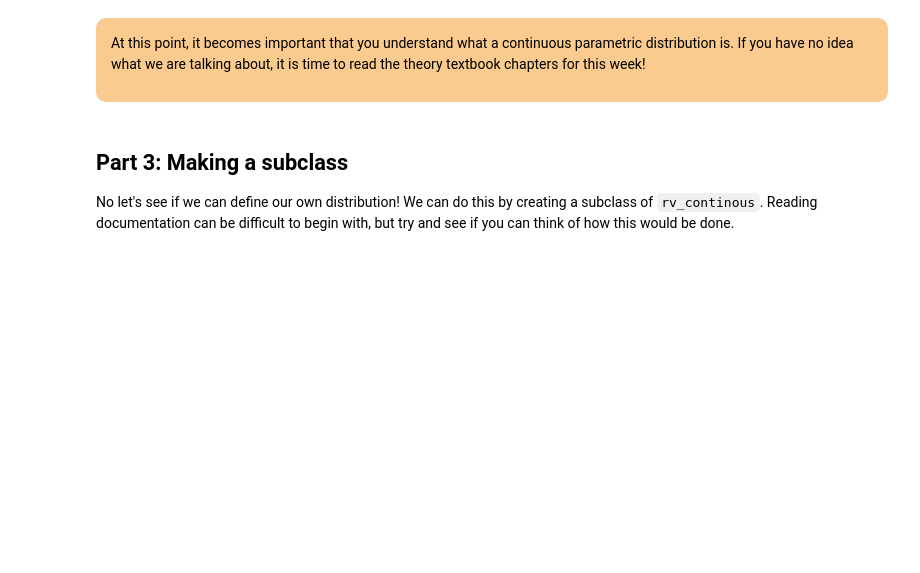
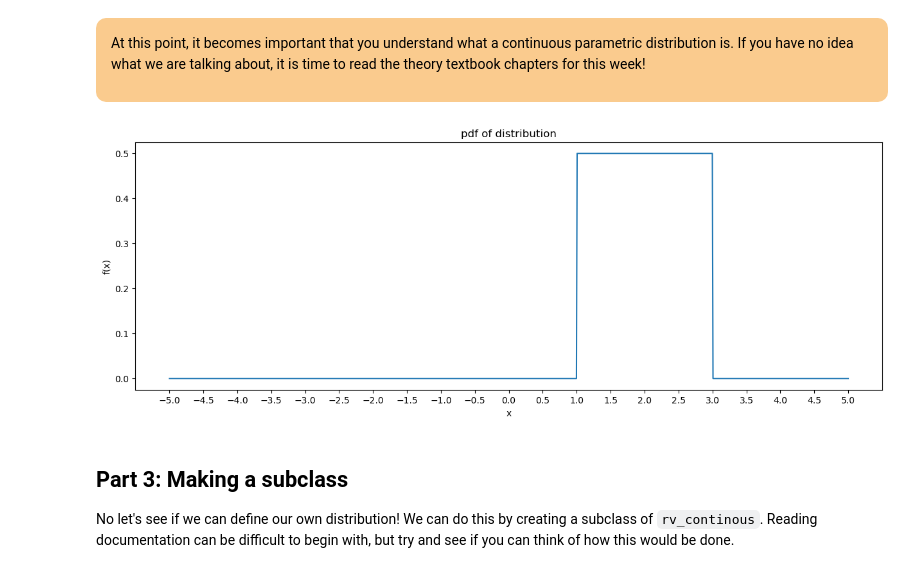
Before and after one commit to henrikluit/mude-2024-classroom-pa_1_7-PA1.7, a Jupyter notebook: PA_1_7_Classy_Distributions.ipynb, the cells around one changed output. Cells and saved outputs as stored; diff of their text form; code cells hidden in the pictures; blank space fills up the shorter version.

```diff
--- a/PA_1_7_Classy_Distributions.ipynb
+++ b/PA_1_7_Classy_Distributions.ipynb
@@ -104,7 +115,7 @@ def plot_distribution(distribution, x_bounds = (-5, 5), function="pdf"):
 
     plt.figure(figsize=(15, 5))
     plt.plot(x_axis, y_axis)
-    plt.title("PDF of distribution")
+    plt.title(f"{function} of distribution")
     plt.xlabel("x")
     plt.xticks(np.linspace(X_LOW, X_HIGH, num=((X_HIGH - X_LOW) * 2 + 1)))
     plt.ylabel("f(x)")
@@ -135,8 +148,10 @@ Complete the code below to create your own Uniform distribution from 1 to 3 and
 # %% [markdown]
 <div style="background-color:#facb8e; color: black; width:95%; vertical-align: middle; padding:15px; margin: 10px; border-radius: 10px"> <p>At this point, it becomes important that you understand what a continuous parametric distribution is. If you have no idea what we are talking about, it is time to read the theory textbook chapters for this week!</p></div>
 # %%
-distribution = scipy.stats.uniform(YOUR_CODE_HERE)
+distribution = scipy.stats.uniform(loc=1, scale=2)
 x_axis, y_axis = plot_distribution(distribution)
+# %% [output]
+[figure, added]
 # %% [markdown]
 ## Part 3: Making a subclass
 
```
Also changed, not shown: parts of 4 cells of this notebook.
